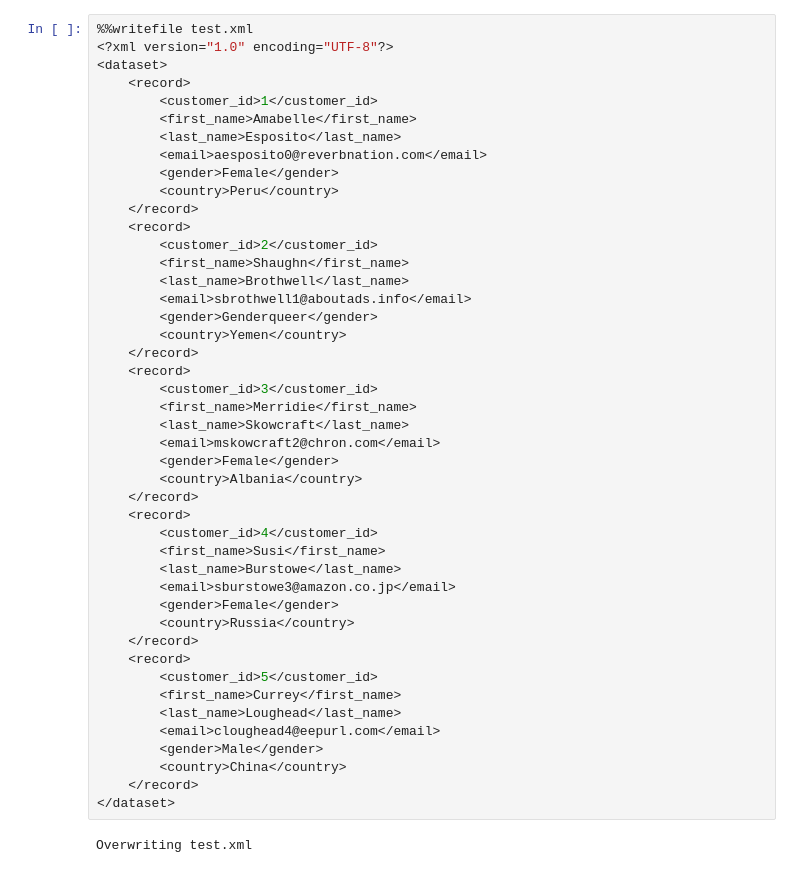
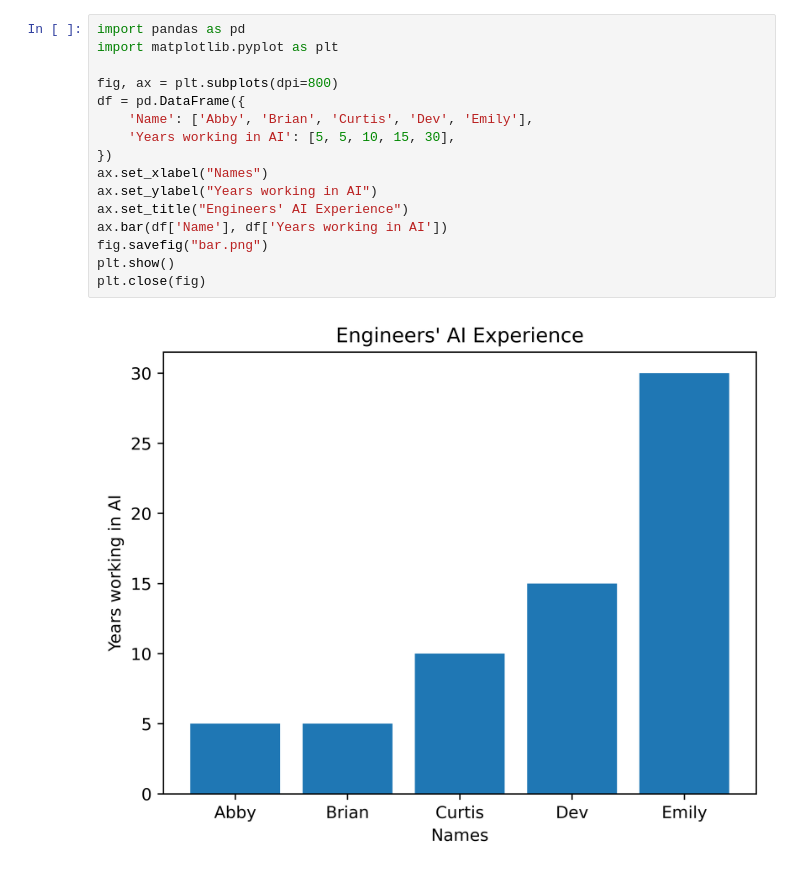
Before and after one commit to holman57/Visualization, a Jupyter notebook: template.ipynb, the cells around one changed output. Saved outputs shown, nothing was run; the diff lists cells and outputs as text.

```diff
--- a/template.ipynb
+++ b/template.ipynb
@@ -3,47 +3,18 @@
-# %%
-%%writefile test.xml
-<?xml version="1.0" encoding="UTF-8"?>
-<dataset>
-    <record>
-        <customer_id>1</customer_id>
-        <first_name>Amabelle</first_name>
-        <last_name>Esposito</last_name>
-        <email>aesposito0@reverbnation.com</email>
-        <gender>Female</gender>
-        <country>Peru</country>
-    </record>
-    <record>
-        <customer_id>2</customer_id>
-        <first_name>Shaughn</first_name>
-        <last_name>Brothwell</last_name>
-        <email>sbrothwell1@aboutads.info</email>
-        <gender>Genderqueer</gender>
-        <country>Yemen</country>
-    </record>
-    <record>
-        <customer_id>3</customer_id>
-        <first_name>Merridie</first_name>
-        <last_name>Skowcraft</last_name>
-        <email>mskowcraft2@chron.com</email>
-        <gender>Female</gender>
-        <country>Albania</country>
-    </record>
-    <record>
-        <customer_id>4</customer_id>
-        <first_name>Susi</first_name>
-        <last_name>Burstowe</last_name>
-        <email>sburstowe3@amazon.co.jp</email>
-        <gender>Female</gender>
-        <country>Russia</country>
-    </record>
-    <record>
-        <customer_id>5</customer_id>
-        <first_name>Currey</first_name>
-        <last_name>Loughead</last_name>
-        <email>cloughead4@eepurl.com</email>
-        <gender>Male</gender>
-        <country>China</country>
-    </record>
-</dataset>
-# %% [output]
-Overwriting test.xml
+# %%
+import pandas as pd
+import matplotlib.pyplot as plt
+
+fig, ax = plt.subplots(dpi=800)
+df = pd.DataFrame({
+    'Name': ['Abby', 'Brian', 'Curtis', 'Dev', 'Emily'],
+    'Years working in AI': [5, 5, 10, 15, 30],
+})
+ax.set_xlabel("Names")
+ax.set_ylabel("Years working in AI")
+ax.set_title("Engineers' AI Experience")
+ax.bar(df['Name'], df['Years working in AI'])
+fig.savefig("bar.png")
+plt.show()
+plt.close(fig)
+# %% [output]
+[figure, added]
```
Also changed, not shown: parts of 12 cells of this notebook.
